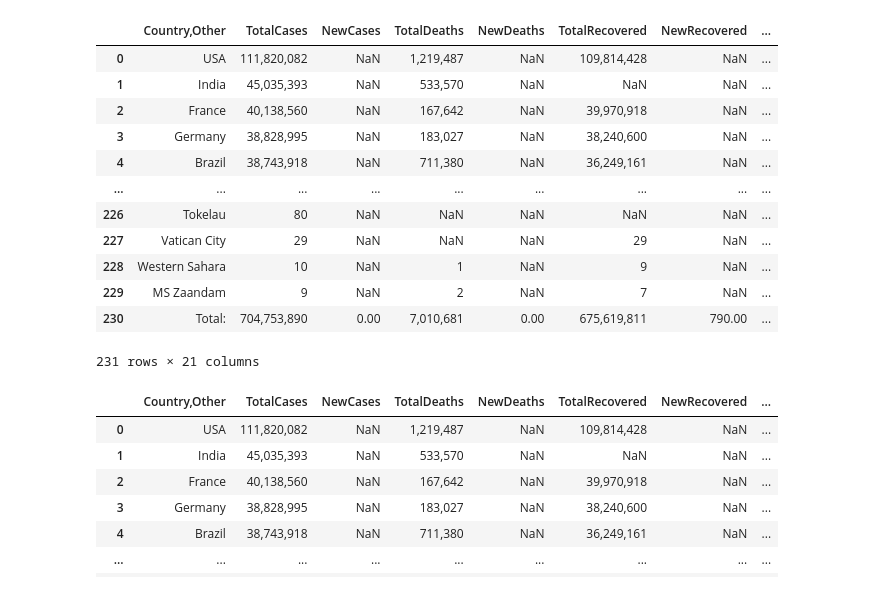
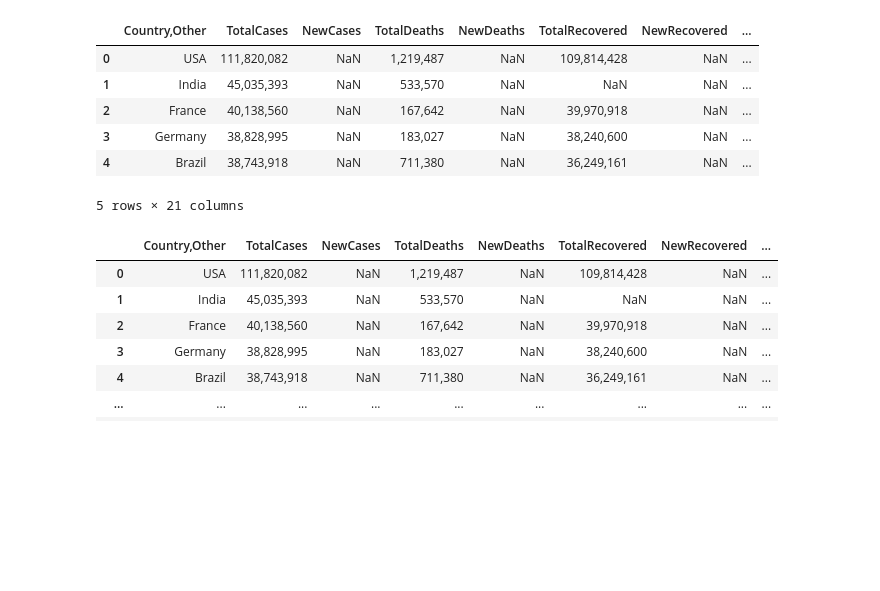
Before and after one commit to cuong123-tech/EDA-Project, a Jupyter notebook: EDA.ipynb, the cells around one changed output. Drawn from its saved outputs; the diff is of its cells as text; code cells hidden in the pictures; blank space fills up the shorter version.

```diff
--- a/EDA.ipynb
+++ b/EDA.ipynb
@@ -6,21 +6,15 @@ import seaborn as sns
 # %%
 #Read the data and print out some rows
 data = pd.read_csv('Covid_stats.csv', encoding='latin1')
-data
+data.head()
 # %% [output]
 |  | Country,Other | TotalCases | NewCases | TotalDeaths | NewDeaths | TotalRecovered | NewRecovered | ... |
 | 0 | USA | 111,820,082 | NaN | 1,219,487 | NaN | 109,814,428 | NaN | ... |
 | 1 | India | 45,035,393 | NaN | 533,570 | NaN | NaN | NaN | ... |
 | 2 | France | 40,138,560 | NaN | 167,642 | NaN | 39,970,918 | NaN | ... |
 | 3 | Germany | 38,828,995 | NaN | 183,027 | NaN | 38,240,600 | NaN | ... |
 | 4 | Brazil | 38,743,918 | NaN | 711,380 | NaN | 36,249,161 | NaN | ... |
-| ... | ... | ... | ... | ... | ... | ... | ... | ... |
-| 226 | Tokelau | 80 | NaN | NaN | NaN | NaN | NaN | ... |
-| 227 | Vatican City | 29 | NaN | NaN | NaN | 29 | NaN | ... |
-| 228 | Western Sahara | 10 | NaN | 1 | NaN | 9 | NaN | ... |
-| 229 | MS Zaandam | 9 | NaN | 2 | NaN | 7 | NaN | ... |
-| 230 | Total: | 704,753,890 | 0.00 | 7,010,681 | 0.00 | 675,619,811 | 790.00 | ... |
-231 rows × 21 columns
+5 rows × 21 columns
 # %%
 data_copy = data.copy()
 # %%
```
Also changed, not shown: parts of 14 cells of this notebook.
